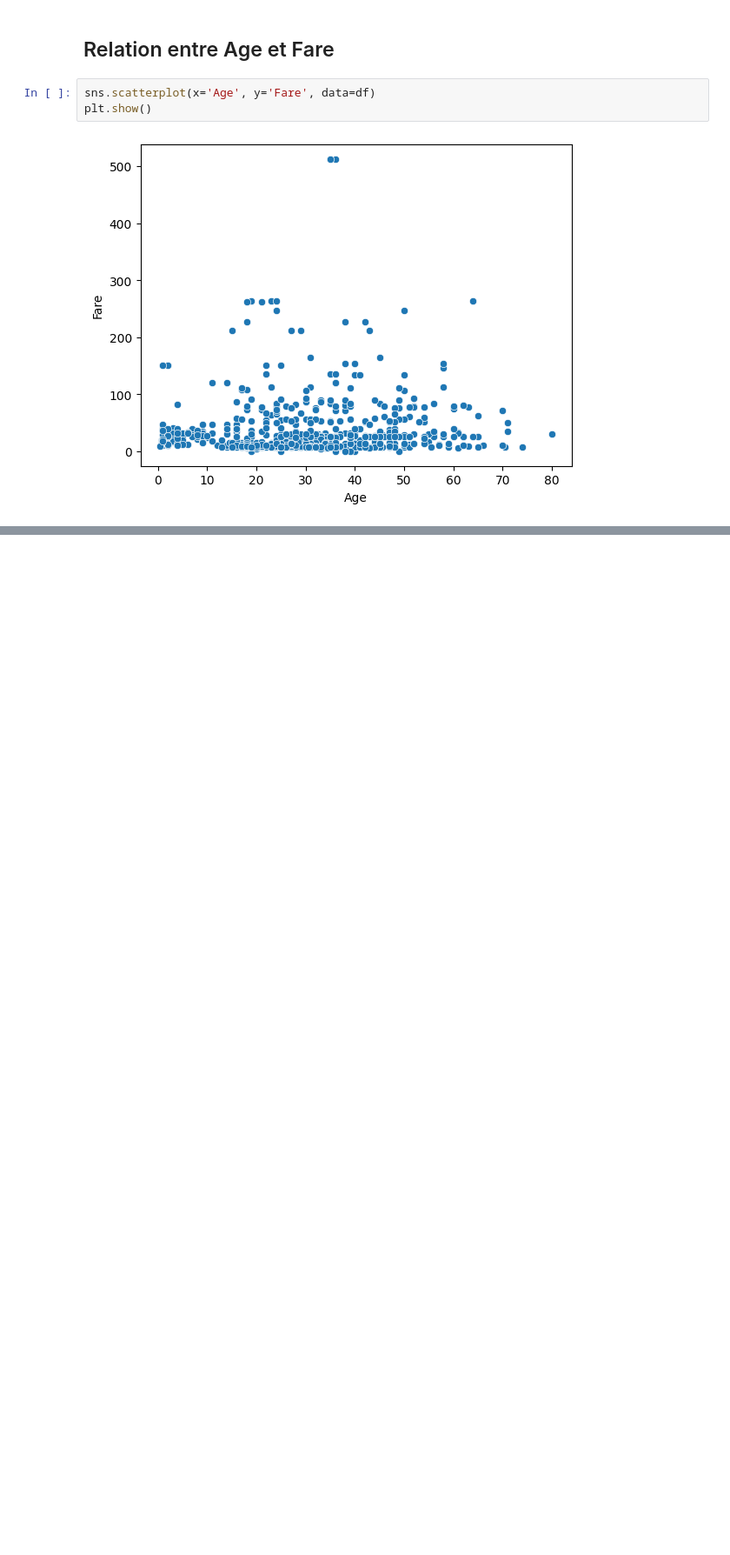
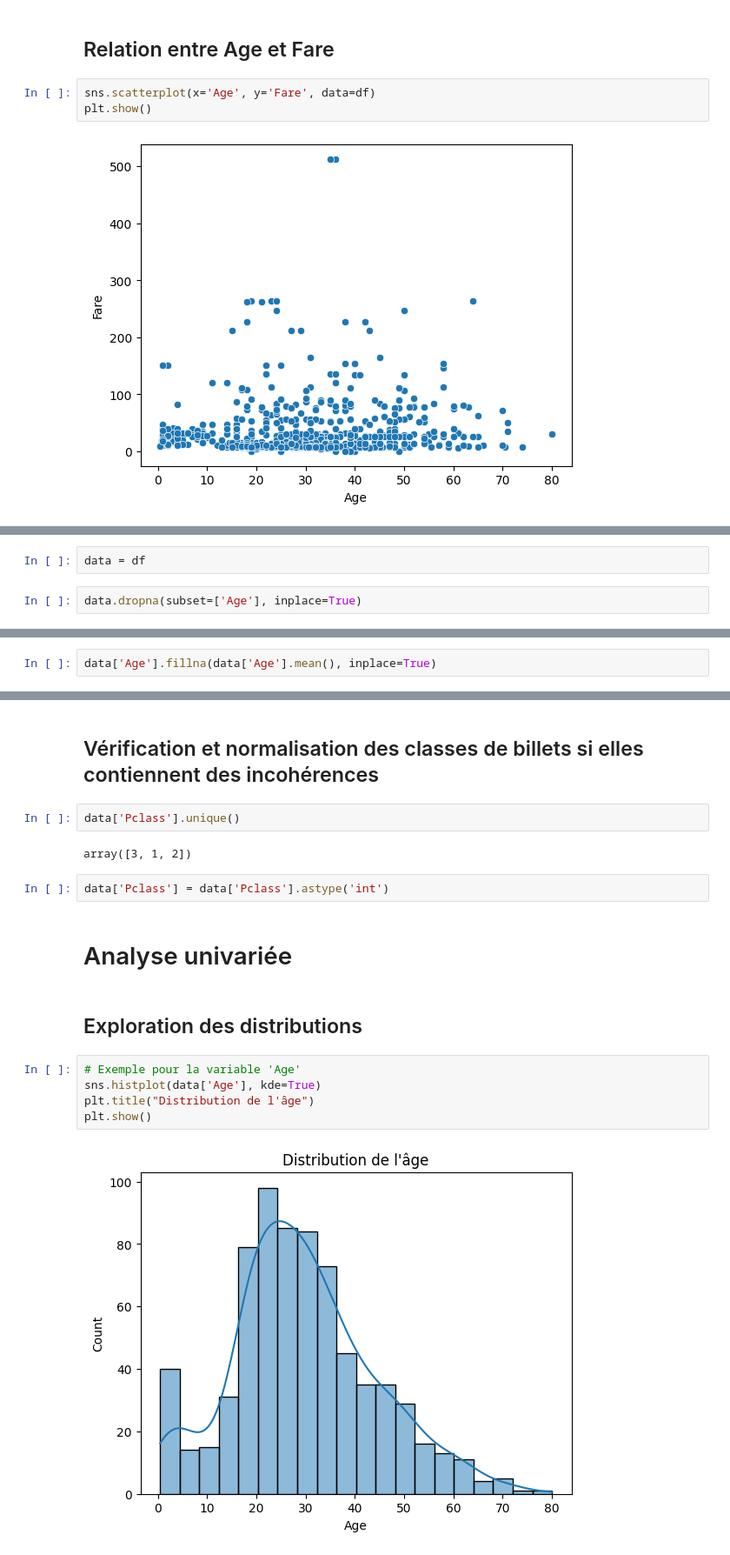
Before and after one commit to melataguia/data, a Jupyter notebook: TP4/tp4.ipynb, the cells around one changed output, grey strips where cells are left out. Shown: that part at 87% size. Saved outputs shown, nothing was run; the diff lists cells and outputs as text; blank space fills up the shorter version.

```diff
--- a/TP4/tp4.ipynb
+++ b/TP4/tp4.ipynb
@@ -188,0 +189,4 @@ plt.show()
+# %%
+data = df
+# %%
+data.dropna(subset=['Age'], inplace=True)
@@ -188,0 +195,2 @@ plt.show()
+# %%
+data['Age'].fillna(data['Age'].mean(), inplace=True)
@@ -188,0 +204,19 @@ plt.show()
+# %% [markdown]
+## Vérification et normalisation des classes de billets si elles contiennent des incohérences
+# %%
+data['Pclass'].unique()
+# %% [output]
+array([3, 1, 2])
+# %%
+data['Pclass'] = data['Pclass'].astype('int')
+# %% [markdown]
+# Analyse univariée
+# %% [markdown]
+## Exploration des distributions
+# %%
+# Exemple pour la variable 'Age'
+sns.histplot(data['Age'], kde=True)
+plt.title("Distribution de l'âge")
+plt.show()
+# %% [output]
+[figure, added]
```
Also changed, not shown: parts of 12 cells of this notebook.
